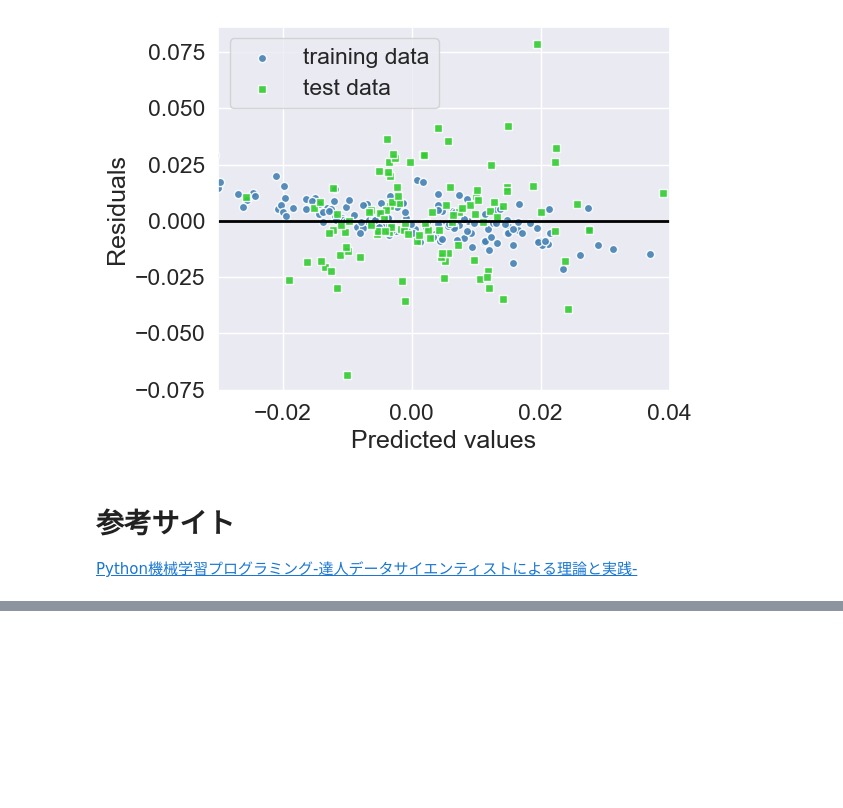
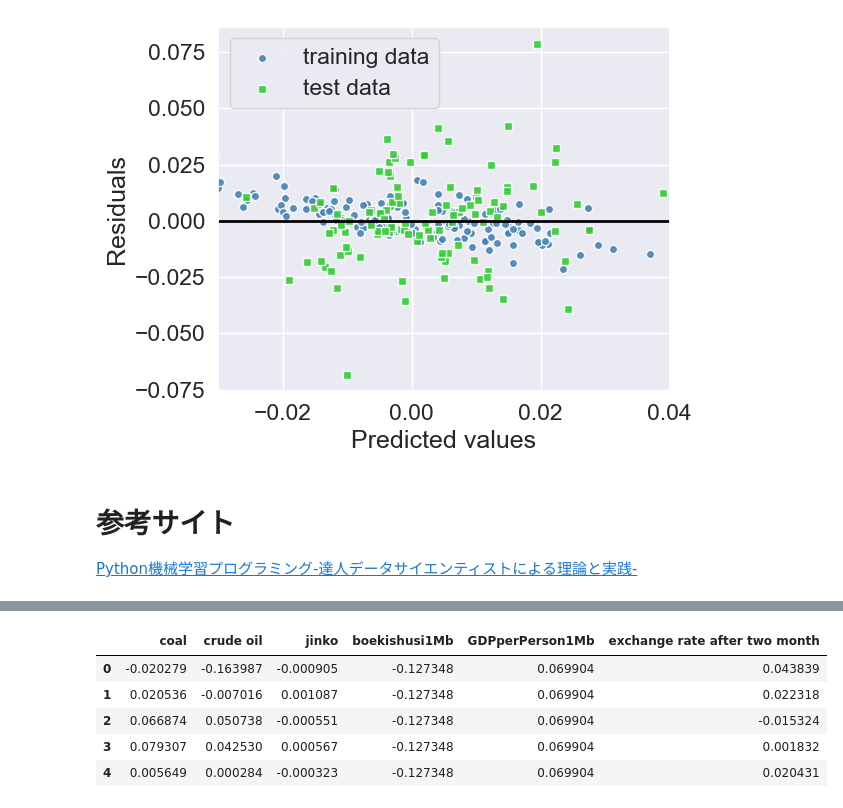
Before and after one commit to nao329/kawase_analyze, a Jupyter notebook: predict.ipynb, the cells around one changed output, grey strips where cells are left out. Cells and saved outputs as stored; diff of their text form; code cells hidden in the pictures; blank space fills up the shorter version.

```diff
--- a/predict.ipynb
+++ b/predict.ipynb
@@ -456,0 +460,12 @@ plt.show()
+# %%
+import pandas as pd
+df1 = pd.read_csv('./dataset/dataset_other.csv')
+df1.columns = ['coal', 'crude oil', "jinko", "boekishusi1Mb", "GDPperPerson1Mb", "exchange rate after two month"]
+df1.head()
+# %% [output]
+|  | coal | crude oil | jinko | boekishusi1Mb | GDPperPerson1Mb | exchange rate after two month |
+| 0 | -0.020279 | -0.163987 | -0.000905 | -0.127348 | 0.069904 | 0.043839 |
+| 1 | 0.020536 | -0.007016 | 0.001087 | -0.127348 | 0.069904 | 0.022318 |
+| 2 | 0.066874 | 0.050738 | -0.000551 | -0.127348 | 0.069904 | -0.015324 |
+| 3 | 0.079307 | 0.042530 | 0.000567 | -0.127348 | 0.069904 | 0.001832 |
+| 4 | 0.005649 | 0.000284 | -0.000323 | -0.127348 | 0.069904 | 0.020431 |
```
Also changed, not shown: parts of 14 cells of this notebook.
